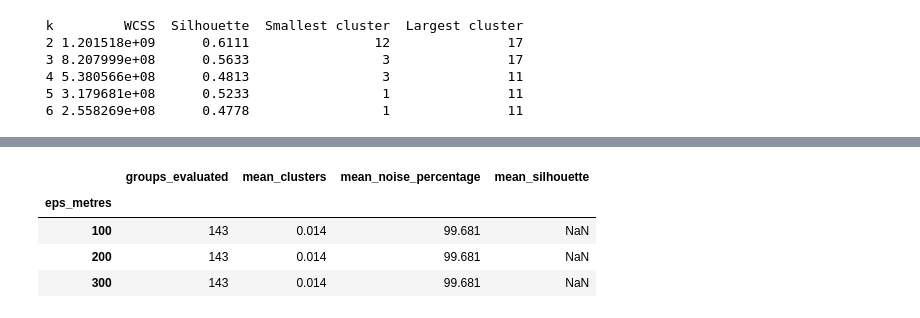
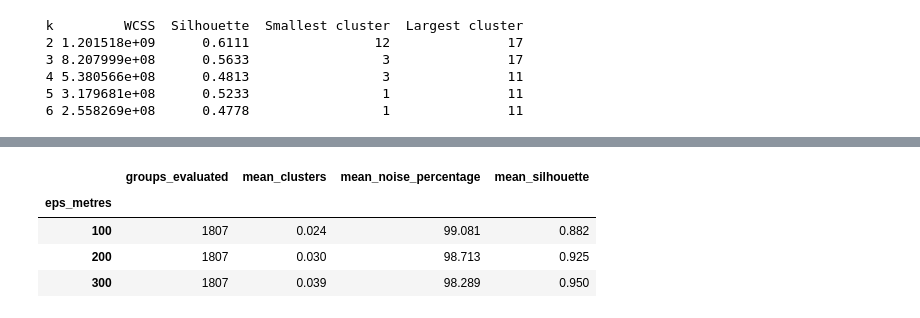
Before and after one commit to Emzogwayo/SemProject_MLEngine, a Jupyter notebook: K-Means_Base.ipynb, the cells around one changed output, grey strips where cells are left out. Cells and saved outputs as stored; diff of their text form; code cells hidden in the pictures.

```diff
--- a/K-Means_Base.ipynb
+++ b/K-Means_Base.ipynb
@@ -1458,72 +1268,71 @@ display(kmeans_summary)
 # %%
+from pyproj import Transformer
 from sklearn.cluster import DBSCAN
 from sklearn.metrics import silhouette_score
 import numpy as np
 import pandas as pd
 
+# Project latitude/longitude to UTM Zone 18N metres (EPSG:32618)
+transformer = Transformer.from_crs("EPSG:4326", "EPSG:32618", always_xy=True)
+
+# Sensitivity test using 1-hour windows and groups with >= 5 reports
+df_dbscan = df_clean.copy()
+df_dbscan["x_m"], df_dbscan["y_m"] = transformer.transform(
+    df_dbscan["longitude"].to_numpy(),
+    df_dbscan["latitude"].to_numpy(),
+)
+df_dbscan["time_window"] = df_dbscan["created_date"].dt.floor("h")
+dbscan_groups = df_dbscan.groupby(["complaint_type", "time_window"]).size()
+eligible_dbscan_groups = dbscan_groups[dbscan_groups >= 5]
+
 dbscan_results = []
 
-for (category, window), size in eligible_groups.items():
-
-    sample_group = df_model[
-        (df_model["complaint_type"] == category) &
-        (df_model["time_window"] == window)
+for (category, window), size in eligible_dbscan_groups.items():
+    sample_group = df_dbscan[
+        (df_dbscan["complaint_type"] == category)
+        & (df_dbscan["time_window"] == window)
     ]
-
     X = sample_group[["x_m", "y_m"]].to_numpy()
 
     for eps in [100, 200, 300]:
-
-        model = DBSCAN(
-            eps=eps,
-            min_samples=5
-        )
-
+        model = DBSCAN(eps=eps, min_samples=5)
         labels = model.fit_predict(X)
 
-        # -1 represents noise, not a real cluster
+        # -1 represents noise, not a cluster
         non_noise = labels != -1
         cluster_labels = set(labels[non_noise])
-
         number_of_clusters = len(cluster_labels)
         noise_percentage = (~non_noise).mean() * 100
 
-        # Silhouette is only meaningful when at least
-        # two non-noise clusters exist
-        if (
-            number_of_clusters >= 2
-            and non_noise.sum() > number_of_clusters
-        ):
-            score = silhouette_score(
-                X[non_noise],
-                labels[non_noise]
-            )
+        # Silhouette requires at least 2 non-noise clusters
+        if number_of_clusters >= 2 and non_noise.sum() > number_of_clusters:
+            score = silhouette_score(X[non_noise], labels[non_noise])
         else:
             score = np.nan
 
         dbscan_results.append({
             "category": category,
             "time_window": window,
             "reports": len(X),
             "eps_metres": eps,
             "clusters": number_of_clusters,
             "noise_percentage": round(noise_percentage, 2),
-            "silhouette": score
+            "silhouette": score,
         })
 
 dbscan_results_df = pd.DataFrame(dbscan_results)
 
 dbscan_summary = dbscan_results_df.groupby("eps_metres").agg(
     groups_evaluated=("category", "count"),
     mean_clusters=("clusters", "mean"),
     mean_noise_percentage=("noise_percentage", "mean"),
-    mean_silhouette=("silhouette", "mean")
+    mean_silhouette=("silhouette", "mean"),
 ).round(3)
 
 display(dbscan_summary)
 # %% [output]
 |  | groups_evaluated | mean_clusters | mean_noise_percentage | mean_silhouette |
 | eps_metres |  |  |  |  |
-| 100 | 143 | 0.014 | 99.681 | NaN |
-| 200 | 143 | 0.014 | 99.681 | NaN |
-| 300 | 143 | 0.014 | 99.681 | NaN |
+| 100 | 1807 | 0.024 | 99.081 | 0.882 |
+| 200 | 1807 | 0.030 | 98.713 | 0.925 |
+| 300 | 1807 | 0.039 | 98.289 | 0.950 |
```
Also changed, not shown: parts of 27 cells of this notebook.
